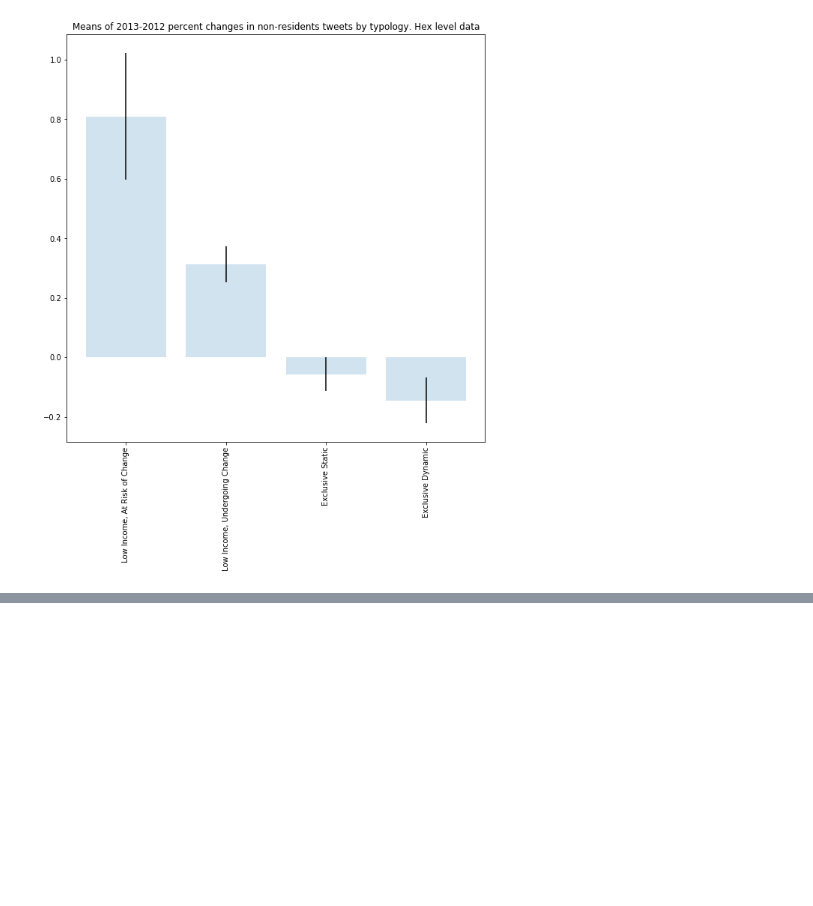
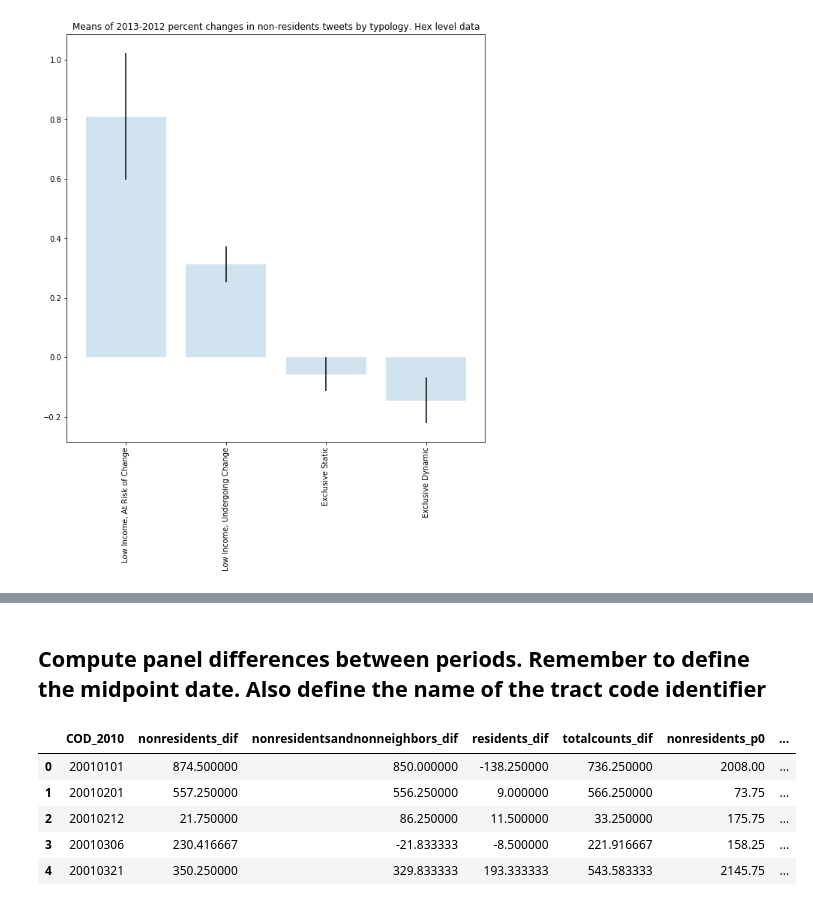
Before and after one commit to rpasquini/twitter_and_displacement, a Jupyter notebook: notebooks/Complete Analysis Example Counts by Typologies .ipynb, the cells around one changed output, grey strips where cells are left out. Cells and saved outputs as stored; diff of their text form; code cells hidden in the pictures; blank space fills up the shorter version.

```diff
--- a/notebooks/Complete Analysis Example Counts by Typologies .ipynb
+++ b/notebooks/Complete Analysis Example Counts by Typologies .ipynb
@@ -285,0 +334,47 @@ barchart(tweets_tractsb, 'nonresidents_ch', title='Means of 2013-2012 percent ch
+# %% [markdown]
+## Compute panel differences between periods. Remember to define the midpoint date. Also define the name of the tract code identifier
+# %%
+import numpy as np
+def changebetweenperiods(df, datebeforeandafterperiod=datetime.datetime(2013,6,30), tractcode='COD_2010'):
+    df['period']=np.where(df.time>datebeforeandafterperiod,1,0)
+    df2=df.groupby([tractcode,'period']).mean()
+
+    # Diferencias entre periodos para cada una de las variables
+    df2dif=df2.groupby(tractcode)['nonresidents', 'nonresidentsandnonneighbors', 'residents', 'totalcounts'].diff(1)
+
+    # Me voy a quedar por un lado con las diferencias en df2dif, y por otro lado con el periodo 0 en df20
+    df2dif=df2dif.reset_index()
+    df2dif=df2dif.loc[df2dif.period==1]
+    #df2dif
+
+    df2b=df2.reset_index()
+    df20=df2b.loc[df2b.period==0]
+
+    # Junto todo en un merge
+    dfnew=df2dif.merge(df20, left_on=tractcode, right_on=tractcode, suffixes=('_dif', '_p0'))
+    dfnew=dfnew.drop(columns=['period_dif', 'period_p0'])
+    #dfnew
+
+    # computo las tasas de crecimiento en las variables _ch
+    for var in ['nonresidents', 'nonresidentsandnonneighbors','residents','totalcounts']:
+        dfnew[var+'_ch']=dfnew[var+'_dif']/dfnew[var+'_p0']
+
+
+    # Las versiones b de las tasas de crecimiento son solo las tasas para aquellos lugares que tenian mas de 50 tweets en periodo 0
+    for var in ['nonresidents', 'nonresidentsandnonneighbors','residents','totalcounts']:
+        dfnew[var+'_ch'+'b']=np.where(dfnew[var+'_p0']>50,dfnew[var+'_ch'],np.NaN)
+
+    return dfnew
+
+df_tract_level_changes=changebetweenperiods(df_tract_level, datebeforeandafterperiod=datetime.datetime(2013,6,30), tractcode='COD_2010')
+
+# merging typologies again
+df_tract_level_changes=df_tract_level_changes.merge(typologies_code, left_on='COD_2010', right_on='COD_2010')
+df_tract_level_changes.head(5)
+# %% [output]
+|  | COD_2010 | nonresidents_dif | nonresidentsandnonneighbors_dif | residents_dif | totalcounts_dif | nonresidents_p0 | ... |
+| 0 | 20010101 | 874.500000 | 850.000000 | -138.250000 | 736.250000 | 2008.00 | ... |
+| 1 | 20010201 | 557.250000 | 556.250000 | 9.000000 | 566.250000 | 73.75 | ... |
+| 2 | 20010212 | 21.750000 | 86.250000 | 11.500000 | 33.250000 | 175.75 | ... |
+| 3 | 20010306 | 230.416667 | -21.833333 | -8.500000 | 221.916667 | 158.25 | ... |
+| 4 | 20010321 | 350.250000 | 329.833333 | 193.333333 | 543.583333 | 2145.75 | ... |
```
Also changed, not shown: parts of 7 cells of this notebook.
